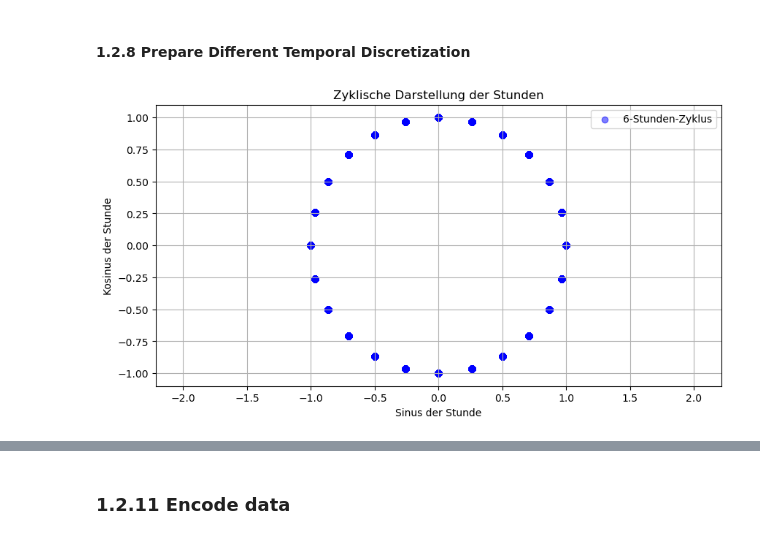
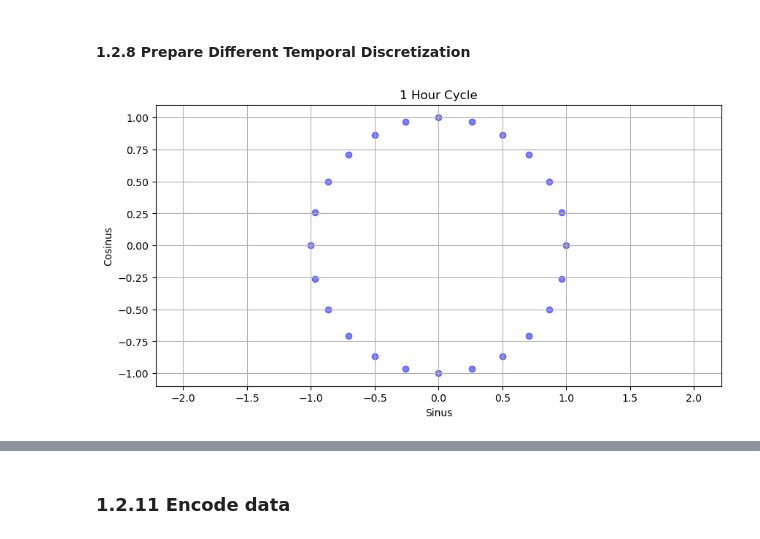
Before and after one commit to madxox/AAA_Teamassignment, a Jupyter notebook: 01_preparation_taxidata_jl.ipynb, the cells around one changed output, grey strips where cells are left out. Saved outputs shown, nothing was run; the diff lists cells and outputs as text; code cells hidden in the pictures.

```diff
--- a/01_preparation_taxidata_jl.ipynb
+++ b/01_preparation_taxidata_jl.ipynb
@@ -485,18 +485,3 @@ df['6_hour_window_cos'] = np.cos(df['6_hour_window']*(2.*np.pi/24))
 df['weekday']      = df['trip_start_timestamp'].dt.dayofweek
 df['weekday_sin']  = np.sin(df['weekday']*(2.*np.pi/7))
 df['weekday_cos']  = np.cos(df['weekday']*(2.*np.pi/7))
-# %%
-plt.figure(figsize=(10, 5))
-colors = ['blue', 'red', 'green']
-plt.scatter(df[:500000]['start_1_hour_sin'], df[:500000]['start_1_hour_cos'], color='blue', alpha=0.5, label=f'6-Stunden-Zyklus')
-#plt.scatter(df['4_hour_window_sin'].unique(), df['4_hour_window_cos'].unique(), color='red', alpha=0.5, label=f'4-Stunden-Zyklus')
-
-plt.title('Zyklische Darstellung der Stunden')
-plt.xlabel('Sinus der Stunde')
-plt.ylabel('Kosinus der Stunde')
-plt.legend()
-plt.grid(True)
-plt.axis('equal')
-plt.show()
-# %% [output]
-[figure, removed]
@@ -502,0 +501,4 @@ plt.show()
+# %%
+plot_sin_cos_features('1_hour_window_sin', '1_hour_window_cos', '1 Hour')
+# %% [output]
+[figure, added]
```
Also changed, not shown: parts of 5 cells of this notebook.
